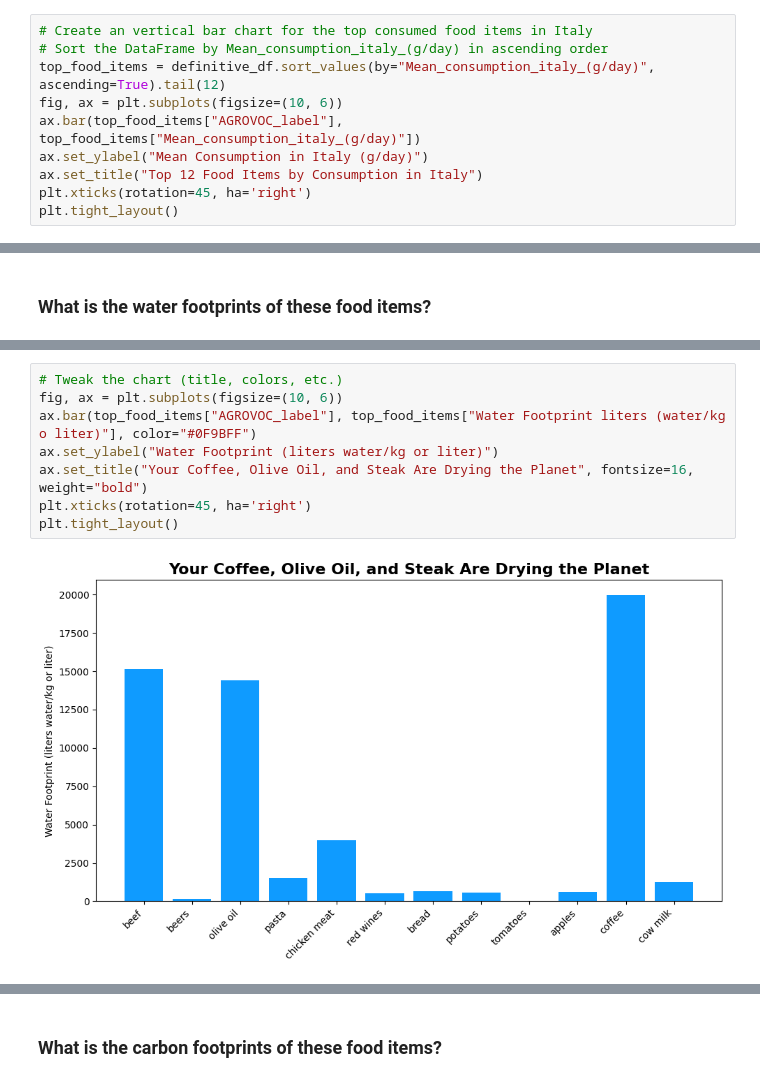
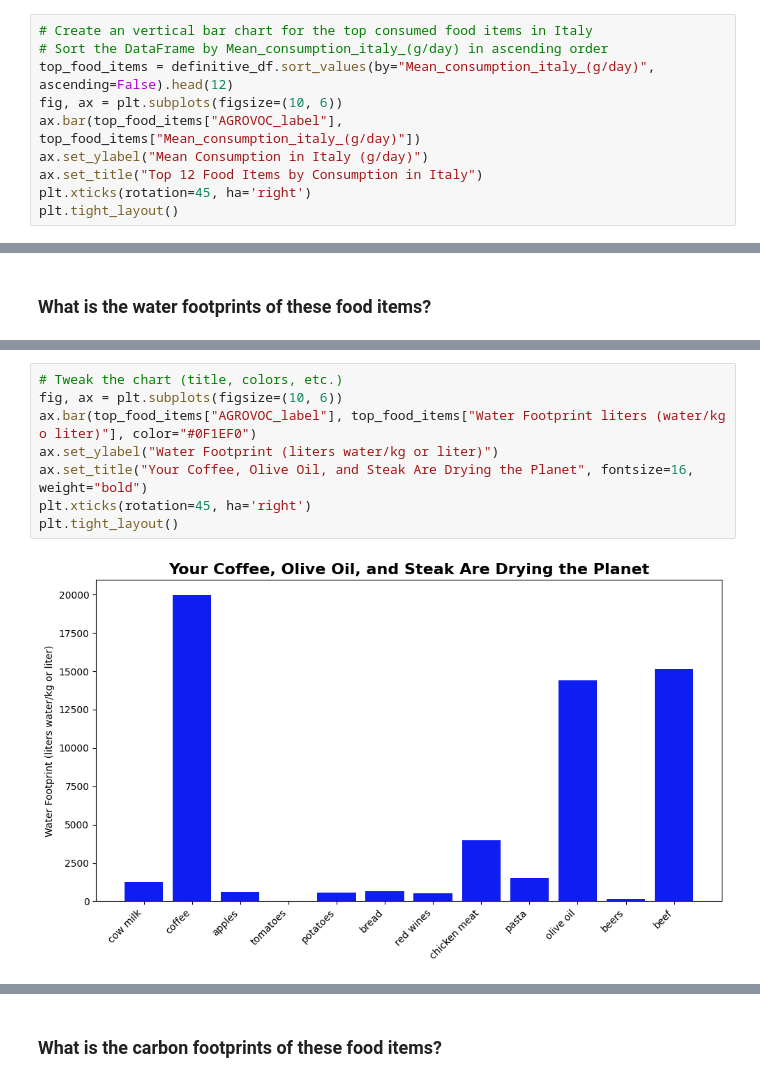
Before and after one commit to TCoaM/TrueCostOfAMeal, a Jupyter notebook: stuff/simo_notebook.ipynb, the cells around one changed output, grey strips where cells are left out. Saved outputs shown, nothing was run; the diff lists cells and outputs as text.

```diff
--- a/stuff/simo_notebook.ipynb
+++ b/stuff/simo_notebook.ipynb
@@ -2281,7 +2299,7 @@ In the second part of the storytelling, we focus on identifying the most commonl
 # %%
 # Create an vertical bar chart for the top consumed food items in Italy
 # Sort the DataFrame by Mean_consumption_italy_(g/day) in ascending order
-top_food_items = definitive_df.sort_values(by="Mean_consumption_italy_(g/day)", ascending=True).tail(12)
+top_food_items = definitive_df.sort_values(by="Mean_consumption_italy_(g/day)", ascending=False).head(12)
 fig, ax = plt.subplots(figsize=(10, 6))
 ax.bar(top_food_items["AGROVOC_label"], top_food_items["Mean_consumption_italy_(g/day)"])
 ax.set_ylabel("Mean Consumption in Italy (g/day)")
@@ -2315,10 +2350,10 @@ plt.tight_layout()
 # %%
 # Tweak the chart (title, colors, etc.)
 fig, ax = plt.subplots(figsize=(10, 6))
-ax.bar(top_food_items["AGROVOC_label"], top_food_items["Water Footprint liters (water/kg o liter)"], color="#0F9BFF")
+ax.bar(top_food_items["AGROVOC_label"], top_food_items["Water Footprint liters (water/kg o liter)"], color="#0F1EF0")
 ax.set_ylabel("Water Footprint (liters water/kg or liter)")
 ax.set_title("Your Coffee, Olive Oil, and Steak Are Drying the Planet", fontsize=16, weight="bold")
 plt.xticks(rotation=45, ha='right')
 plt.tight_layout()
 # %% [output]
-[figure, old version]
+[figure, new version]
```
Also changed, not shown: parts of 20 cells of this notebook.
